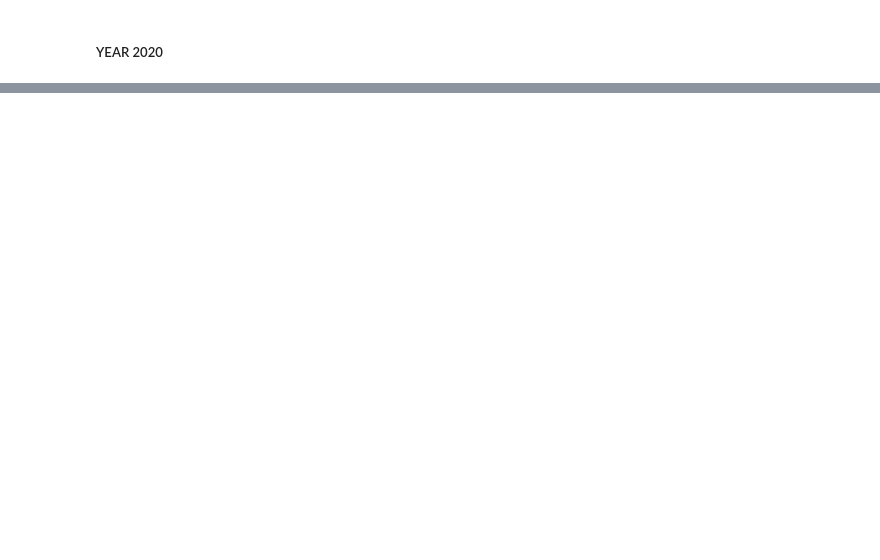
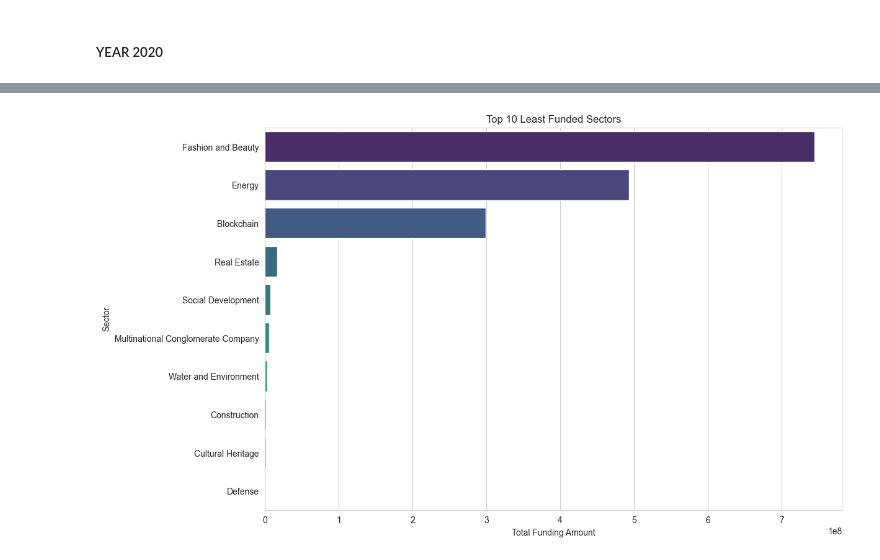
Before and after one commit to AndyMortey/The-Start-Up-Ecosystem-Project, a Jupyter notebook: notebook.ipynb, the cells around one changed output, grey strips where cells are left out. Saved outputs shown, nothing was run; the diff lists cells and outputs as text; code cells hidden in the pictures; blank space fills up the shorter version.

```diff
--- a/notebook.ipynb
+++ b/notebook.ipynb
@@ -240,0 +3720,10 @@ df_2021.head(10)
+# %%
+#Selecting the least amounts greater than 0
+Least_Funded_Sectors = Funded_Sectors[Funded_Sectors['Amount']>0].tail(10)
+
+#Drop the "Funding Year" column if it exists
+if "Funding Year" in Least_Funded_Sectors.columns:
+    Least_Funded_Sectors.drop(columns=["Funding Year"], inplace=True)
+
+#Display the results
+print(Least_Funded_Sectors)
@@ -240,0 +3742,13 @@ df_2021.head(10)
+# %%
+#Set the style
+sns.set_style("whitegrid")
+
+#Plotting
+plt.figure(figsize=(12, 8))
+sns.barplot(data=Least_Funded_Sectors, x="Amount", y="Sector", palette="viridis")
+plt.xlabel('Total Funding Amount')
+plt.ylabel('Sector')
+plt.title('Top 10 Least Funded Sectors')
+plt.show()
+# %% [output]
+[figure, added]
```
Also changed, not shown: parts of 378 cells of this notebook.
